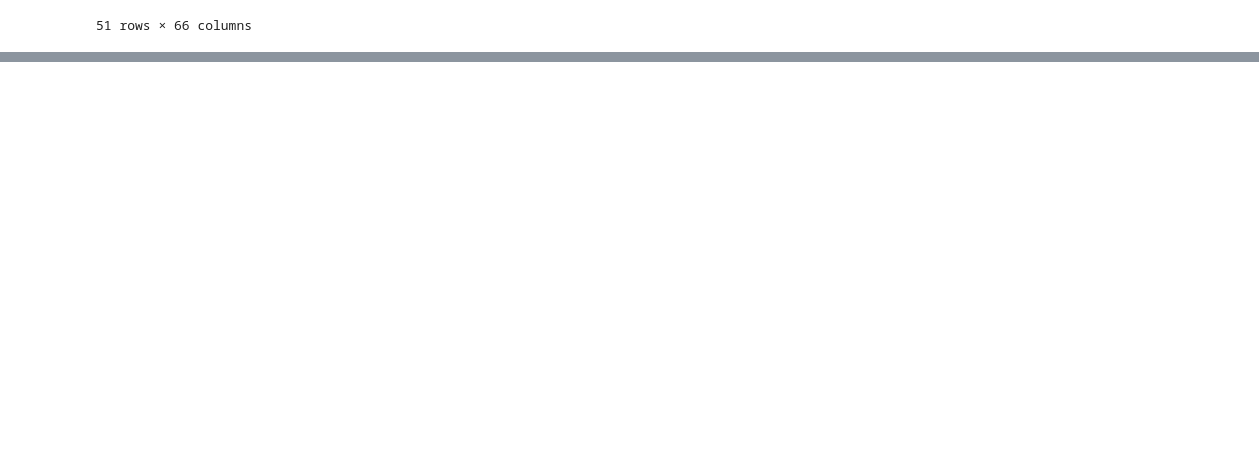
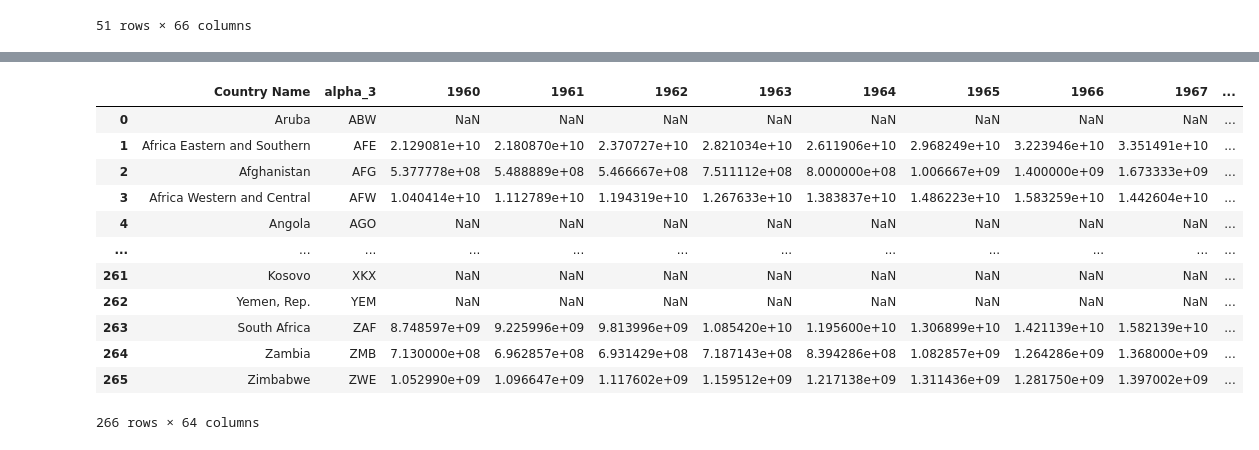
Before and after one commit to olavopoletti/Patents_by_Country, a Jupyter notebook: patents.ipynb, the cells around one changed output, grey strips where cells are left out. Saved outputs shown, nothing was run; the diff lists cells and outputs as text; code cells hidden in the pictures; blank space fills up the shorter version.

```diff
--- a/patents.ipynb
+++ b/patents.ipynb
@@ -148,0 +164,21 @@ df_pop = df_pop.dropna()
+# %%
+# Data frame with the GDP per country/year
+df_gdp = pd.read_csv(r'gdp.csv', header=4).drop(
+    columns=['Indicator Name', 'Indicator Code']).rename(
+        columns={'Country Code': 'alpha_3'})
+
+df_gdp
+# %% [output]
+|  | Country Name | alpha_3 | 1960 | 1961 | 1962 | 1963 | 1964 | 1965 | 1966 | 1967 | ... |
+| 0 | Aruba | ABW | NaN | NaN | NaN | NaN | NaN | NaN | NaN | NaN | ... |
+| 1 | Africa Eastern and Southern | AFE | 2.129081e+10 | 2.180870e+10 | 2.370727e+10 | 2.821034e+10 | 2.611906e+10 | 2.968249e+10 | 3.223946e+10 | 3.351491e+10 | ... |
+| 2 | Afghanistan | AFG | 5.377778e+08 | 5.488889e+08 | 5.466667e+08 | 7.511112e+08 | 8.000000e+08 | 1.006667e+09 | 1.400000e+09 | 1.673333e+09 | ... |
+| 3 | Africa Western and Central | AFW | 1.040414e+10 | 1.112789e+10 | 1.194319e+10 | 1.267633e+10 | 1.383837e+10 | 1.486223e+10 | 1.583259e+10 | 1.442604e+10 | ... |
+| 4 | Angola | AGO | NaN | NaN | NaN | NaN | NaN | NaN | NaN | NaN | ... |
+| ... | ... | ... | ... | ... | ... | ... | ... | ... | ... | ... | ... |
+| 261 | Kosovo | XKX | NaN | NaN | NaN | NaN | NaN | NaN | NaN | NaN | ... |
+| 262 | Yemen, Rep. | YEM | NaN | NaN | NaN | NaN | NaN | NaN | NaN | NaN | ... |
+| 263 | South Africa | ZAF | 8.748597e+09 | 9.225996e+09 | 9.813996e+09 | 1.085420e+10 | 1.195600e+10 | 1.306899e+10 | 1.421139e+10 | 1.582139e+10 | ... |
+| 264 | Zambia | ZMB | 7.130000e+08 | 6.962857e+08 | 6.931429e+08 | 7.187143e+08 | 8.394286e+08 | 1.082857e+09 | 1.264286e+09 | 1.368000e+09 | ... |
+| 265 | Zimbabwe | ZWE | 1.052990e+09 | 1.096647e+09 | 1.117602e+09 | 1.159512e+09 | 1.217138e+09 | 1.311436e+09 | 1.281750e+09 | 1.397002e+09 | ... |
+266 rows × 64 columns
```
Also changed, not shown: parts of 20 cells of this notebook, 1 other file.
